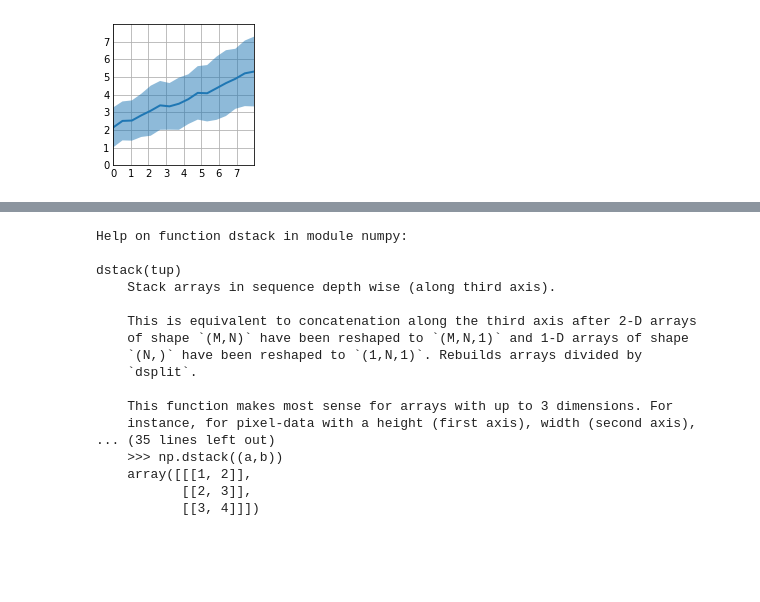
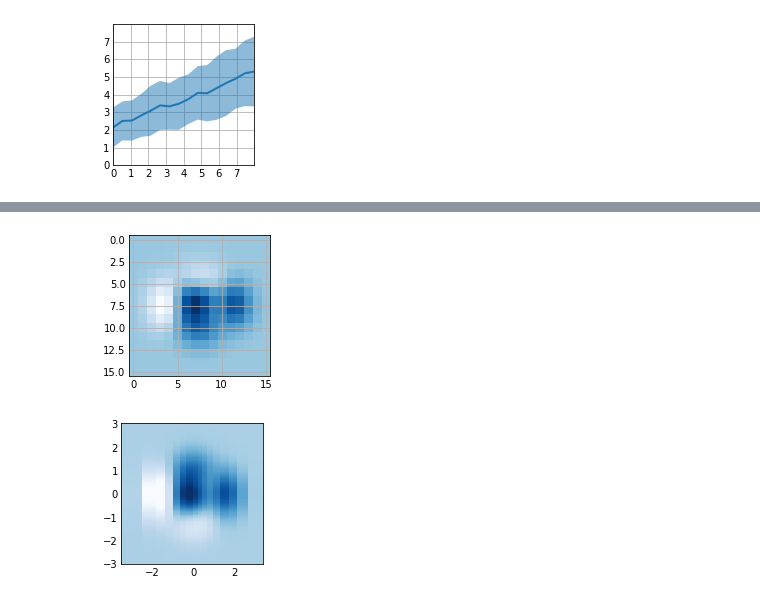
Before and after one commit to Duks31/matplotlib_tutorial, a Jupyter notebook: tut_2.ipynb, the cells around one changed output, grey strips where cells are left out. Cells and saved outputs as stored; diff of their text form; code cells hidden in the pictures; blank space fills up the shorter version.

```diff
--- a/tut_2.ipynb
+++ b/tut_2.ipynb
@@ -159,20 +159,39 @@ array([[[1.  , 1.  , 2.  ],
-# %%
-help(np.dstack)
-# %% [output]
-Help on function dstack in module numpy:
-
-dstack(tup)
-    Stack arrays in sequence depth wise (along third axis).
-
-    This is equivalent to concatenation along the third axis after 2-D arrays
-    of shape `(M,N)` have been reshaped to `(M,N,1)` and 1-D arrays of shape
-    `(N,)` have been reshaped to `(1,N,1)`. Rebuilds arrays divided by
-    `dsplit`.
-
-    This function makes most sense for arrays with up to 3 dimensions. For
-    instance, for pixel-data with a height (first axis), width (second axis),
-... (35 lines left out)
-    >>> np.dstack((a,b))
-    array([[[1, 2]],
-           [[2, 3]],
-           [[3, 4]]])
+# %%
+# imshow(z)
+
+import matplotlib.pyplot as plt
+import numpy as np
+
+plt.style.use("_mpl-gallery")
+
+# make data
+x, y = np.meshgrid(np.linspace(-3, 3, 16), np.linspace(-3, 3, 16))
+z = (1 - x/2 + x**5 + y**3) * np.exp(-x**2 - y**2)
+
+# plot
+fig, ax = plt.subplots()
+
+ax.imshow(z)
+
+plt.show()
+# %% [output]
+[figure, added]
+# %%
+import matplotlib.pyplot as plt
+import numpy as np
+
+plt.style.use("_mpl-gallery")
+
+# make data with uneven x sampling
+x = [-3, -2, -1.6, -1.2, -.8, -.5, -.2, .1, .3, .5, .8, 1.1, 1.5, 1.9, 2.3, 3]
+X, Y = np.meshgrid(x, np.linspace(-3, 3, 128))
+z = ( 1 - X/2 + X**5 + Y**3) * np.exp(-X**2 - Y**2)
+
+# plot
+fig, ax = plt.subplots()
+
+ax.pcolormesh(X, Y, z, vmin=-0.5, vmax = 1.0)
+
+plt.show()
+# %% [output]
+[figure, added]
```
Also changed, not shown: parts of 7 cells of this notebook.
